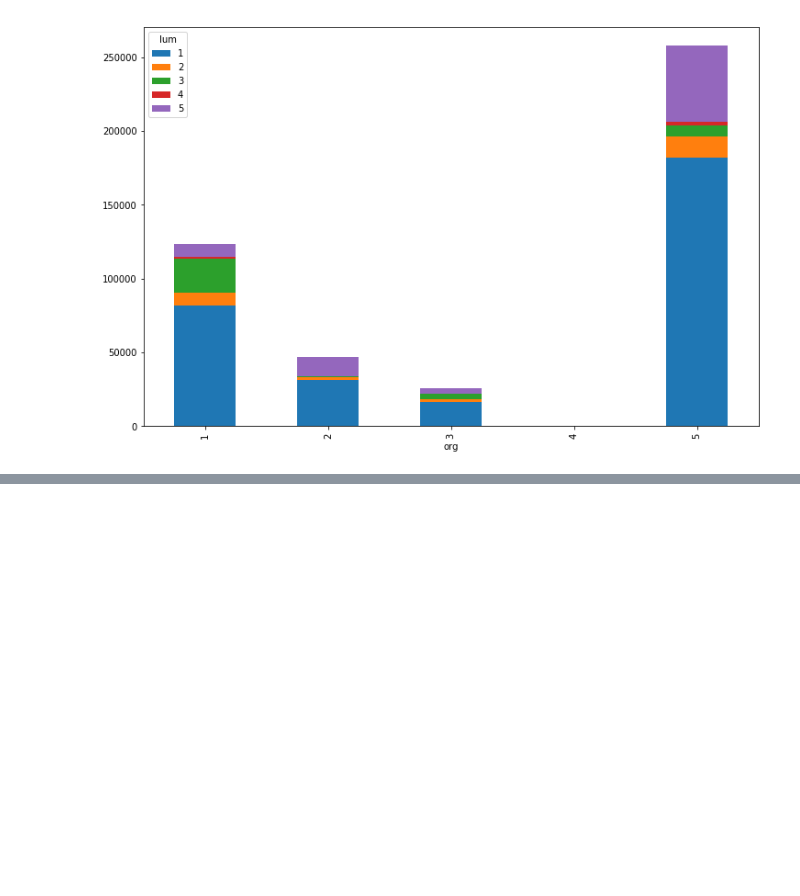
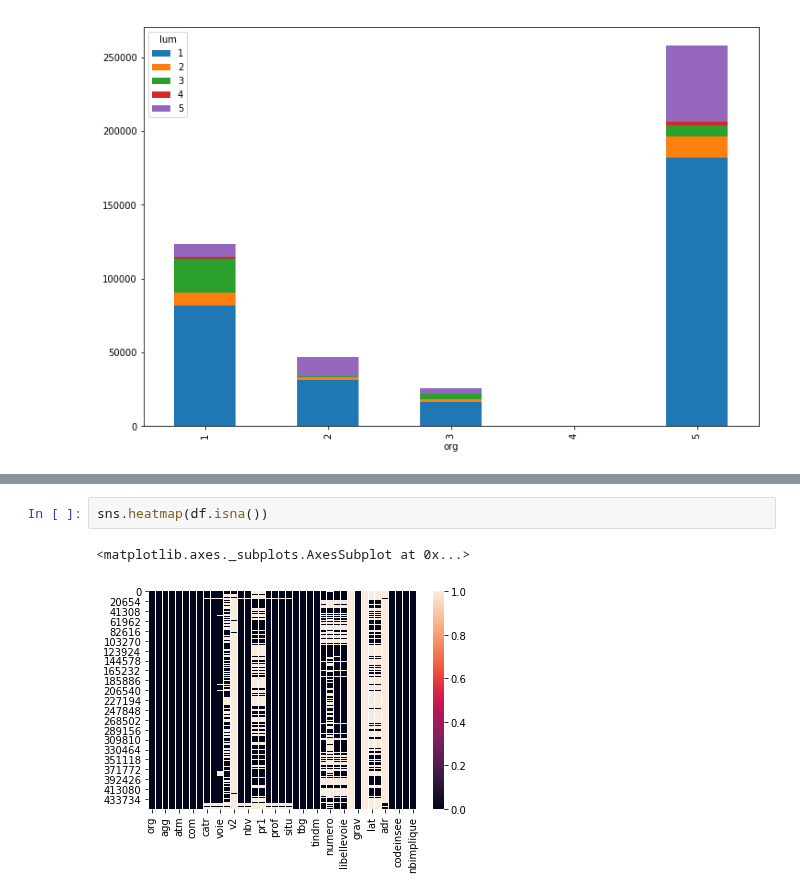
Before and after one commit to Luc-Bertin/TDs_ESILV, a Jupyter notebook: TD3_PlayingWithPandas.ipynb, the cells around one changed output, grey strips where cells are left out. Drawn from its saved outputs; the diff is of its cells as text; blank space fills up the shorter version.

```diff
--- a/TD3_PlayingWithPandas.ipynb
+++ b/TD3_PlayingWithPandas.ipynb
@@ -370,0 +446,5 @@ df.head(3)
+# %%
+sns.heatmap(df.isna())
+# %% [output]
+<matplotlib.axes._subplots.AxesSubplot at 0x...>
+[figure, added]
```
Also changed, not shown: parts of 24 cells of this notebook.
